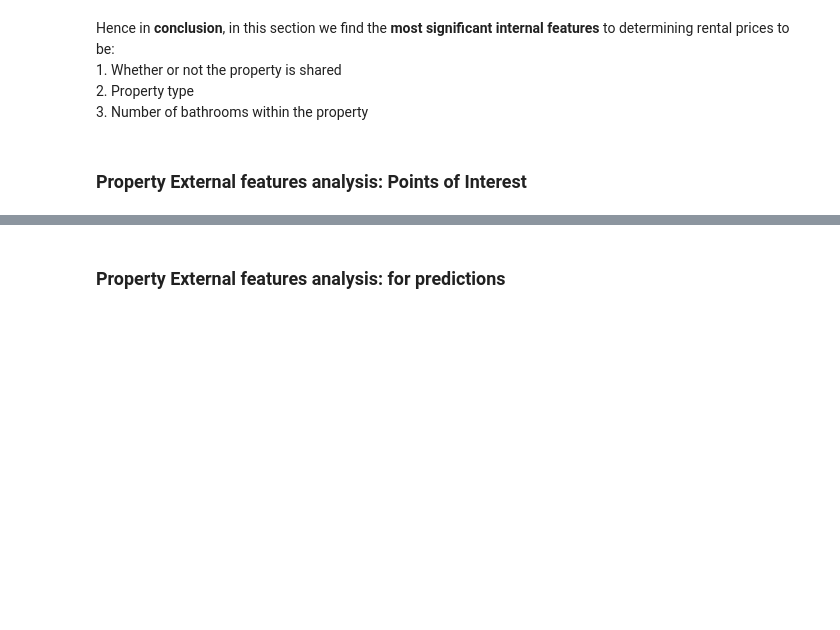
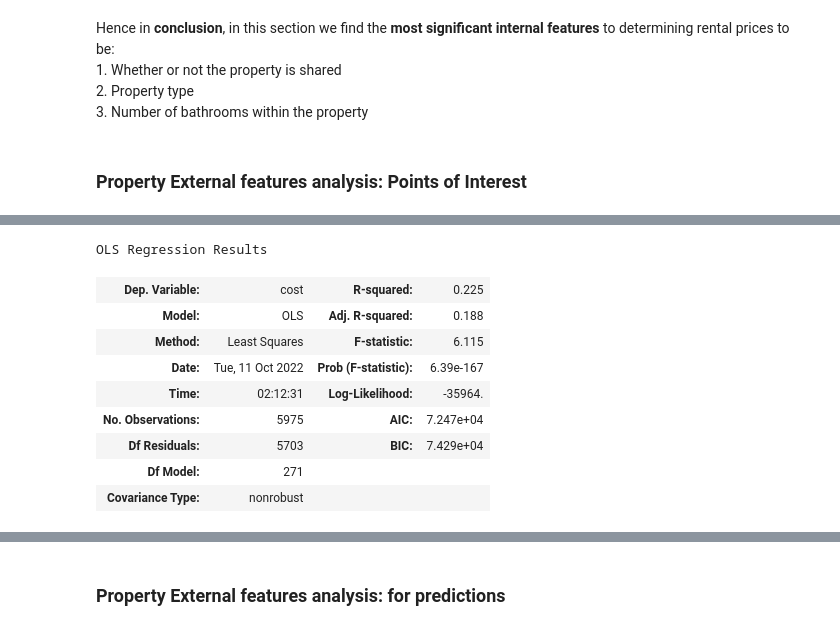
Before and after one commit to MAST30034-Applied-Data-Science/generic-real-estate-consulting-project-18, a Jupyter notebook: notebooks/Summary_notebook_final.ipynb, the cells around one changed output, grey strips where cells are left out. Cells and saved outputs as stored; diff of their text form; code cells hidden in the pictures; blank space fills up the shorter version.

```diff
--- a/notebooks/Summary_notebook_final.ipynb
+++ b/notebooks/Summary_notebook_final.ipynb
@@ -102,0 +123,14 @@ Hence in **conclusion**, in this section we find the **most significant internal
+# %%
+summary, anova = get_stats()
+summary.tables[0]
+# %% [output]
+OLS Regression Results
+| Dep. Variable: | cost | R-squared: | 0.225 |
+| Model: | OLS | Adj. R-squared: | 0.188 |
+| Method: | Least Squares | F-statistic: | 6.115 |
+| Date: | Tue, 11 Oct 2022 | Prob (F-statistic): | 6.39e-167 |
+| Time: | 02:12:31 | Log-Likelihood: | -35964. |
+| No. Observations: | 5975 | AIC: | 7.247e+04 |
+| Df Residuals: | 5703 | BIC: | 7.429e+04 |
+| Df Model: | 271 |  |  |
+| Covariance Type: | nonrobust |  |  |
```
Also changed, not shown: parts of 12 cells of this notebook.
